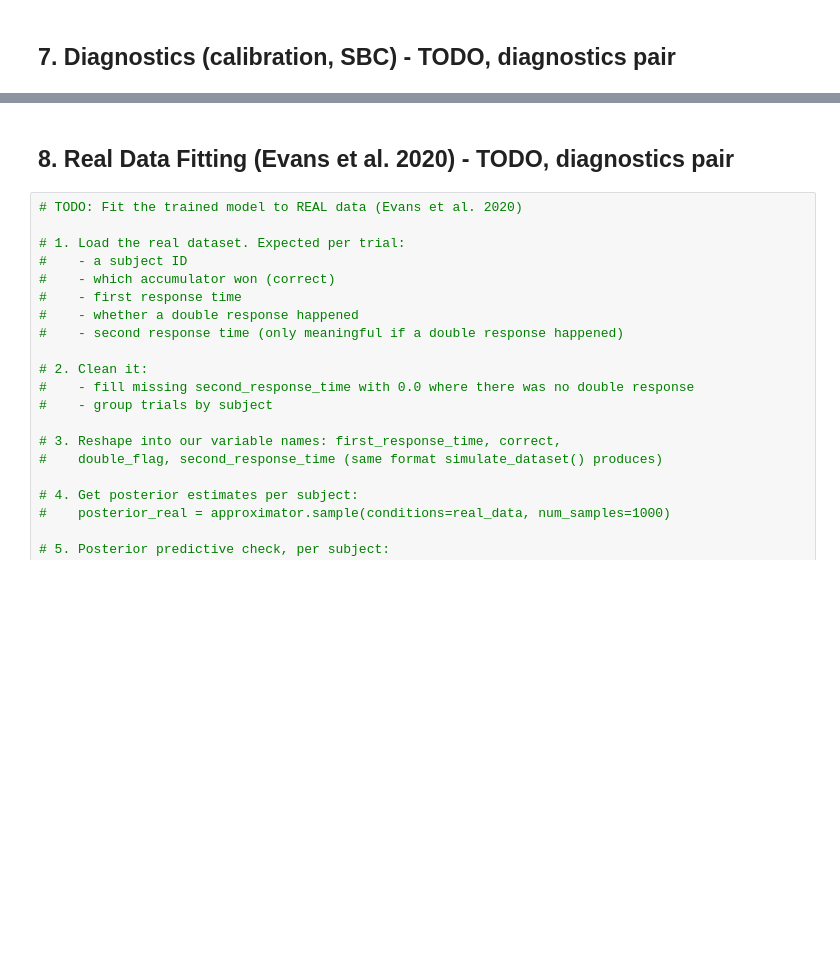
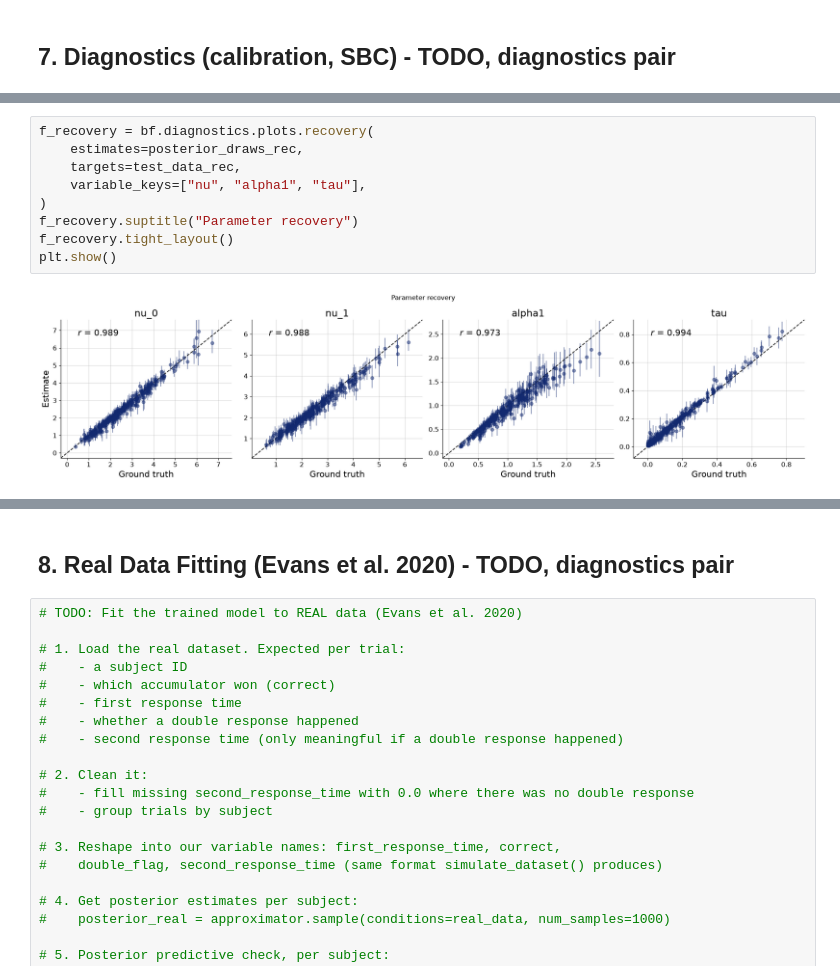
Before and after one commit to avi-0106/double-response-sbi_group17, a Jupyter notebook: notebooks/final/full_project.ipynb, the cells around one changed output, grey strips where cells are left out. Cells and saved outputs as stored; diff of their text form; blank space fills up the shorter version.

```diff
--- a/notebooks/final/full_project.ipynb
+++ b/notebooks/final/full_project.ipynb
@@ -181,0 +225,11 @@ Text(0.5, 0.98, 'SBC rank histograms')
+# %%
+f_recovery = bf.diagnostics.plots.recovery(
+    estimates=posterior_draws_rec,
+    targets=test_data_rec,
+    variable_keys=["nu", "alpha1", "tau"],
+)
+f_recovery.suptitle("Parameter recovery")
+f_recovery.tight_layout()
+plt.show()
+# %% [output]
+[figure, added]
```
Also changed, not shown: parts of 10 cells of this notebook.
